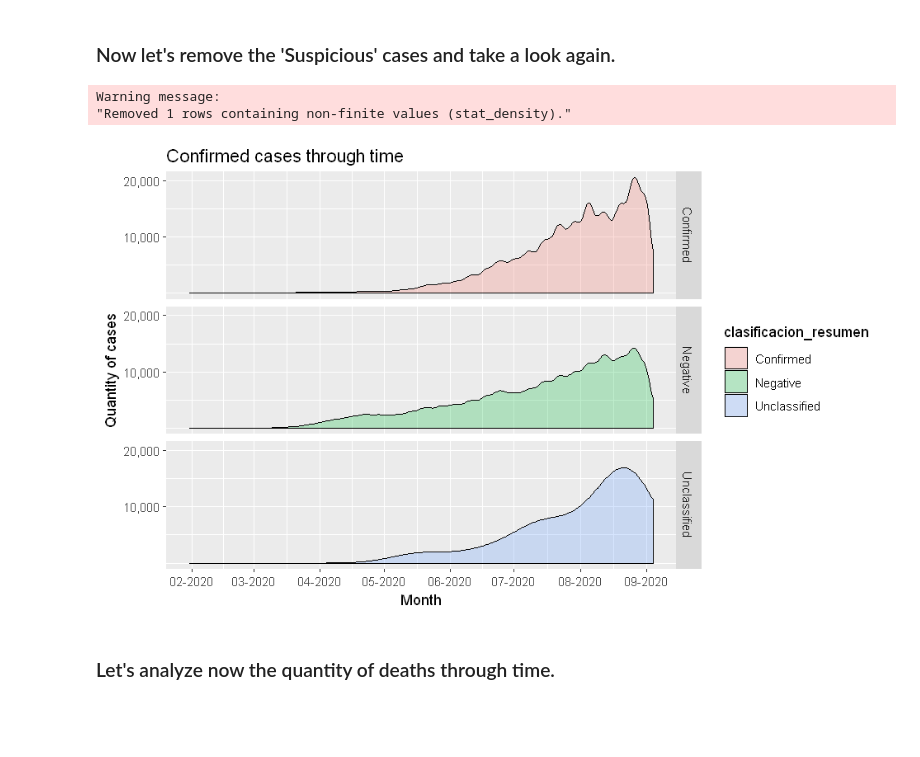
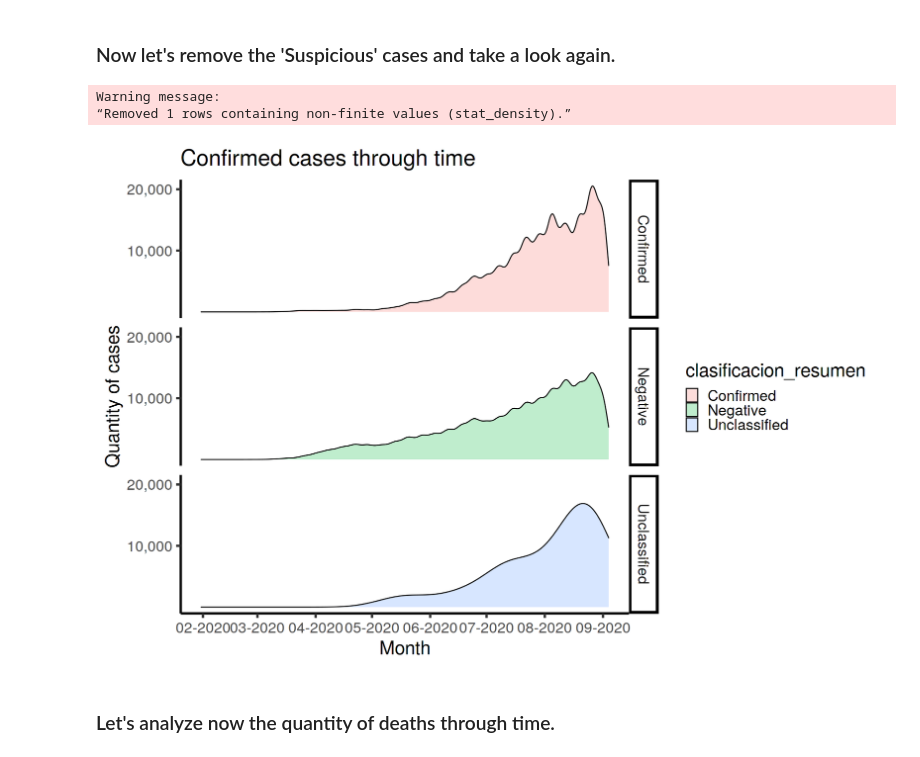
Before and after one commit to Chaspeer/Data-Science.Projects, a Jupyter notebook: COVID.ipynb, the cells around one changed output. Saved outputs shown, nothing was run; the diff lists cells and outputs as text; code cells hidden in the pictures; blank space fills up the shorter version.

```diff
--- a/COVID.ipynb
+++ b/COVID.ipynb
@@ -11,9 +28,7 @@ library(caret)
 # %% [markdown]
 ### Import the dataset.
 # %%
-covid <-  as.data.frame(read.csv('C:/Users/ramir/Desktop/DS/R/Covid19Casos.csv',stringsAsFactors = FALSE, encoding = 'UTF-8'))
-
-# Dataset downloaded from http://datos.salud.gob.ar/dataset/covid-19-casos-registrados-en-la-republica-argentina
+covid <-  as.data.frame(read.csv('../input/covidargentina/Covid19Casos.csv',stringsAsFactors = FALSE, encoding = 'UTF-8'))
 # %% [markdown]
 ### Let's take a look at the dataset.
 # %%
@@ -71,5 +86,6 @@ covid$ultima_actualizacion <- as.Date(covid$ultima_actualizacion, format = "%Y-%
 # %%
-options(repr.plot.width=8, repr.plot.height=4.8)
+options(repr.plot.width=15, repr.plot.height=10)
+theme_set(theme_classic(base_size = 25))
 
 ggplot(covid,aes(x = reorder(residencia_provincia_nombre,residencia_provincia_nombre,function(x)-length(x)),
                              fill=factor(clasificacion_resumen))) +
@@ -102,7 +120,8 @@ head(confirmed)
 | Jujuy | 9547 |
 | Mendoza | 8798 |
 # %%
-options(repr.plot.width=8, repr.plot.height=4.8)
+options(repr.plot.width=15, repr.plot.height=10)
+theme_set(theme_classic(base_size = 25))
 
 ggplot(confirmed, aes(y= Quantity_of_cases, x = reorder(residencia_provincia_nombre, desc(Quantity_of_cases)))) +
  geom_col(fill='blue') +
@@ -134,7 +155,8 @@ na_value
 # %% [markdown]
 ### Ok, let's see the evolution of cases through time.
 # %%
-options(repr.plot.width=8, repr.plot.height=4.8)
+options(repr.plot.width=15, repr.plot.height=10)
+theme_set(theme_classic(base_size = 25))
 
 ggplot(covid, aes(x = fecha_apertura ,fill = clasificacion_resumen ))+
   geom_bar() +
@@ -152,20 +174,21 @@ Warning message:
 # %%
 non_suspicious <- covid %>% filter(clasificacion_resumen != 'Suspicious')
 # %%
-options(repr.plot.width=8, repr.plot.height=4.8)
+options(repr.plot.width=15, repr.plot.height=10)
+theme_set(theme_classic(base_size = 25))
 
 ggplot(non_suspicious, aes(x = fecha_apertura ,fill = clasificacion_resumen))+
   geom_density(alpha = 0.25) +
   facet_grid(clasificacion_resumen ~.)+
   scale_x_date(date_labels = "%m-%Y", date_break = "1 month" )+
   scale_y_continuous(breaks = c(0.01, 0.02), labels = c("10,000", "20,000"))+
   ggtitle("Confirmed cases through time")+
   xlab("Month") +
   ylab("Quantity of cases")
 # %% [output]
 Warning message:
-"Removed 1 rows containing non-finite values (stat_density)."
+“Removed 1 rows containing non-finite values (stat_density).”
-[figure, old version]
+[figure, new version]
 # %% [markdown]
 ### Let's analyze now the quantity of deaths through time.
 # %%
```
Also changed, not shown: parts of 38 cells of this notebook.
